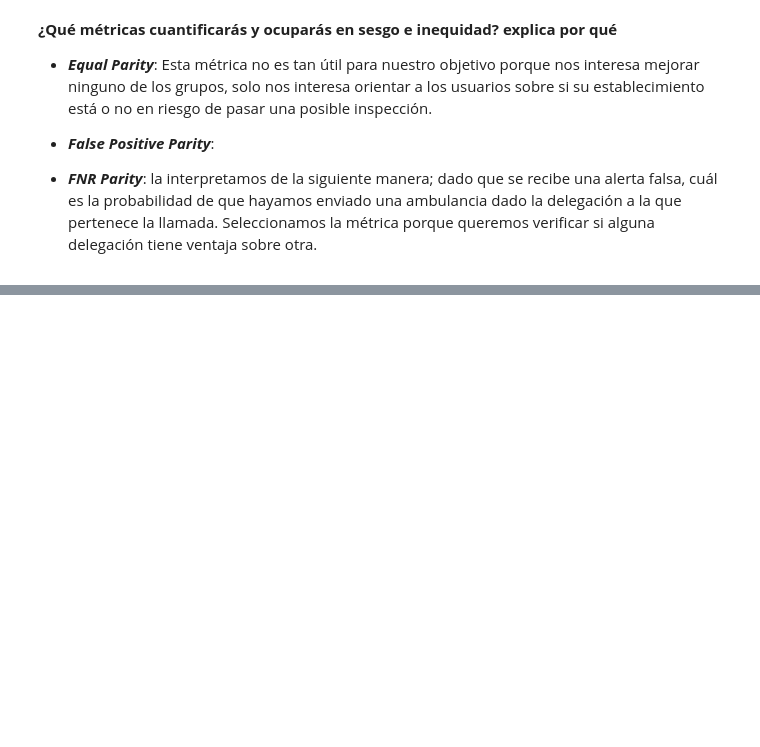
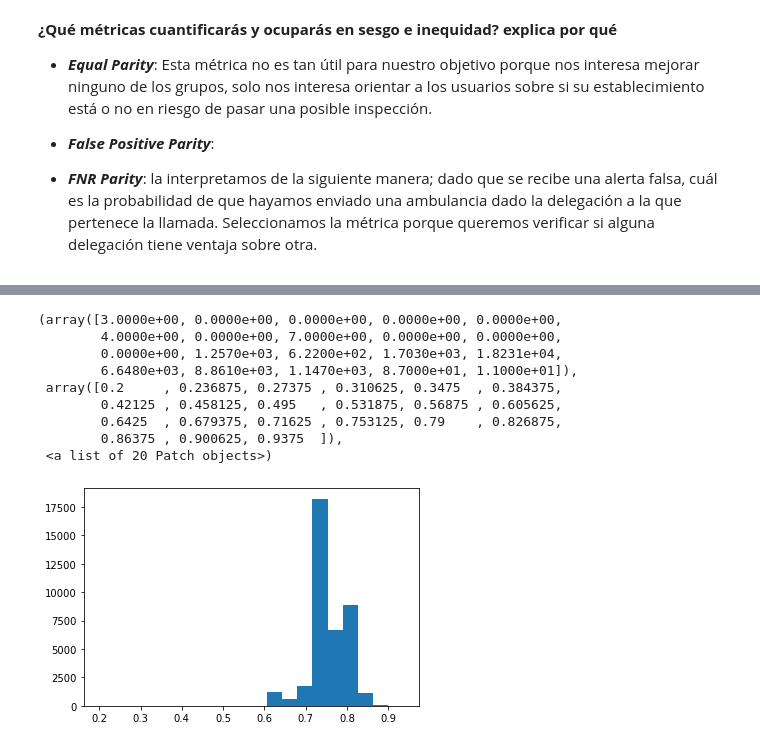
Before and after one commit to jlrzarcor/ITAM-dpa2021, a Jupyter notebook: notebooks/Pipeline.ipynb, the cells around one changed output, grey strips where cells are left out. Cells and saved outputs as stored; diff of their text form; code cells hidden in the pictures; blank space fills up the shorter version.

```diff
--- a/notebooks/Pipeline.ipynb
+++ b/notebooks/Pipeline.ipynb
@@ -806,0 +886,9 @@ type(cons)
+# %%
+df_fe = pickle.load(open("df_fe.pkl","rb"))
+df_fe = pd.DataFrame(df_fe)
+# %%
+df_train_test, nrows_train, nrows_test = train(df_fe)
+# %%
+obj_model, best_tree, t_exec, test_mod, mean_scores, rank_modeldef = model(df_train_test)
+# %%
+df_labels, metrics, n_groups, n_attribute, prop_pos_pred, prop_pos_real = bias_fair(obj_model,df_train_test,df_fe)
@@ -806,0 +908,13 @@ type(cons)
+# %%
+plt.hist(df_labels.scores,bins=20)
+# %% [output]
+(array([3.0000e+00, 0.0000e+00, 0.0000e+00, 0.0000e+00, 0.0000e+00,
+        4.0000e+00, 0.0000e+00, 7.0000e+00, 0.0000e+00, 0.0000e+00,
+        0.0000e+00, 1.2570e+03, 6.2200e+02, 1.7030e+03, 1.8231e+04,
+        6.6480e+03, 8.8610e+03, 1.1470e+03, 8.7000e+01, 1.1000e+01]),
+ array([0.2     , 0.236875, 0.27375 , 0.310625, 0.3475  , 0.384375,
+        0.42125 , 0.458125, 0.495   , 0.531875, 0.56875 , 0.605625,
+        0.6425  , 0.679375, 0.71625 , 0.753125, 0.79    , 0.826875,
+        0.86375 , 0.900625, 0.9375  ]),
+ <a list of 20 Patch objects>)
+[figure, added]
```
Also changed, not shown: parts of 38 cells of this notebook.
